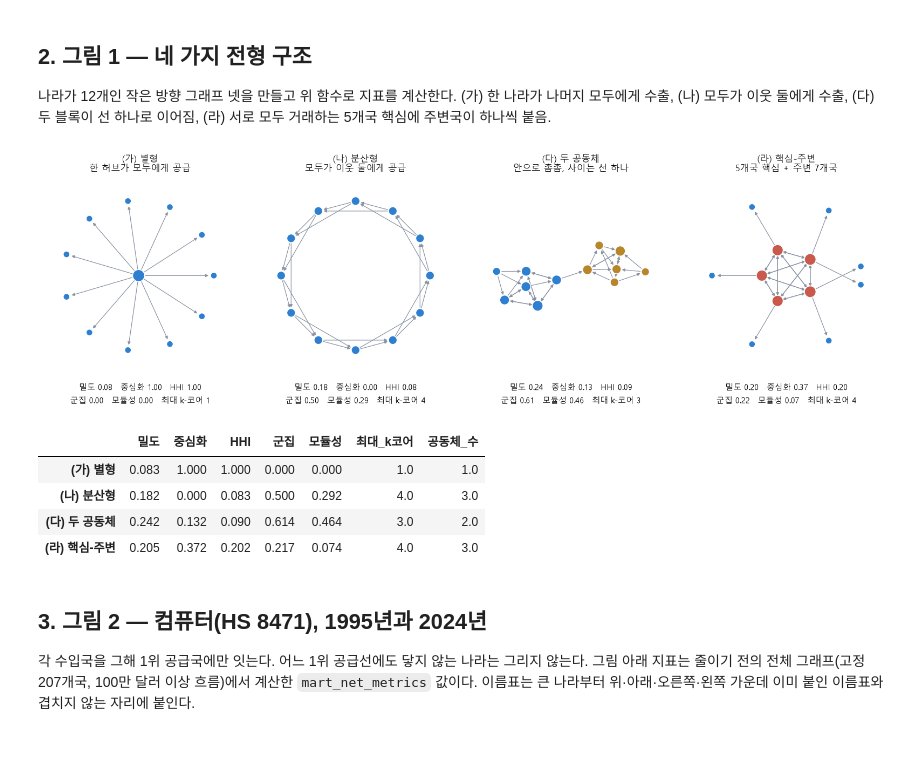
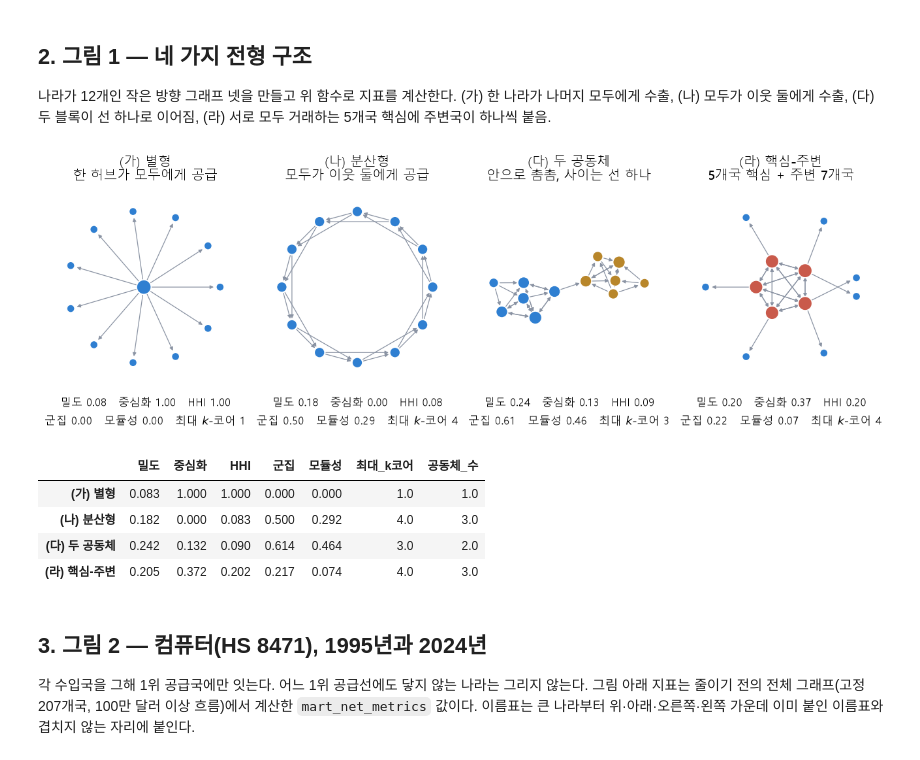
Before and after one commit to pilsunchoi/TradeNetworkAtlas, a Jupyter notebook: analysis/네트워크_이론/분석_파이썬_코드.ipynb, the cells around one changed output. Cells and saved outputs as stored; diff of their text form; code cells hidden in the pictures.

```diff
--- a/analysis/네트워크_이론/분석_파이썬_코드.ipynb
+++ b/analysis/네트워크_이론/분석_파이썬_코드.ipynb
@@ -84,40 +84,40 @@ star = toy([(0, j) for j in range(1, n)], n)
 rng = np.random.default_rng(3)
 disp = toy([(i, (i + k) % n) for i in range(n) for k in (1, 2)], n)
 a, b = list(range(6)), list(range(6, 12))
 comm = toy([(i, j) for grp in (a, b) for i in grp for j in grp if i != j and rng.random() < 0.55] + [(5, 6)], n)
 core = toy([(i, j) for i in range(5) for j in range(5) if i != j] + [(i % 5, i) for i in range(5, 12)], n)
 panels = [("(가) 별형", star, "한 허브가 모두에게 공급", "star"), ("(나) 분산형", disp, "모두가 이웃 둘에게 공급", "circle"),
           ("(다) 두 공동체", comm, "안으로 촘촘, 사이는 선 하나", "kk"), ("(라) 핵심-주변", core, "5개국 핵심 + 주변 7개국", "kk")]
 
-fig, axes = plt.subplots(1, 4, figsize=(16, 5.2))
+fig, axes = plt.subplots(1, 4, figsize=(13, 4.9))
 vals = {}
 for ax, (title, g, sub, how) in zip(axes, panels):
     mt = metrics(g); vals[title] = mt
     lay = g.layout_star(center=0) if how == "star" else (g.layout_circle() if how == "circle" else g.layout("kk"))
     xy = normalize(lay.coords)
     for e in g.es:
         s, t = e.tuple
         ax.annotate("", xy=xy[t], xytext=xy[s],
                     arrowprops=dict(arrowstyle="-|>", color="#8A93A3", lw=0.9, shrinkA=7, shrinkB=7, mutation_scale=8))
     deg = np.array(g.degree(mode="all"))
     if "공동체" in title:
         cols = ["#2F7FD1" if v < 6 else "#B8862A" for v in range(n)]
     elif "핵심" in title:
         cols = ["#C95A4B" if v < 5 else "#2F7FD1" for v in range(n)]
     else:
         cols = ["#2F7FD1"] * n
     ax.scatter(xy[:, 0], xy[:, 1], s=60 + 18 * deg, c=cols, edgecolors="white", linewidths=1.2, zorder=3)
-    ax.set_title(f"{title}\n{sub}", fontsize=12.5, pad=10)
+    ax.set_title(f"{title}\n{sub}", fontsize=14.5, pad=10)
     ax.set_xlim(-1.3, 1.3); ax.set_ylim(-1.3, 1.3); ax.set_aspect("equal"); ax.axis("off")
     ax.text(0.5, -0.04, f"밀도 {mt['밀도']:.2f}   중심화 {mt['중심화']:.2f}   HHI {mt['HHI']:.2f}\n"
-                        f"군집 {mt['군집']:.2f}   모듈성 {mt['모듈성']:.2f}   최대 k-코어 {mt['최대_k코어']}",
-            transform=ax.transAxes, ha="center", va="top", fontsize=11, linespacing=1.6)
-fig.subplots_adjust(left=0.01, right=0.99, top=0.86, bottom=0.17, wspace=0.08)
-fig.savefig(IMG / "fig1_네가지_전형구조.png", dpi=130, facecolor="white")
+                        f"군집 {mt['군집']:.2f}   모듈성 {mt['모듈성']:.2f}   최대 $k$-코어 {mt['최대_k코어']}",
+            transform=ax.transAxes, ha="center", va="top", fontsize=12.5, linespacing=1.6)
+fig.subplots_adjust(left=0.01, right=0.99, top=0.83, bottom=0.2, wspace=0.08)
+fig.savefig(IMG / "fig1_네가지_전형구조.png", dpi=300, facecolor="white")
 plt.show()
 pd.DataFrame(vals).T.round(3)
 # %% [output]
-[figure, old version]
+[figure, new version]
 |  | 밀도 | 중심화 | HHI | 군집 | 모듈성 | 최대_k코어 | 공동체_수 |
 | (가) 별형 | 0.083 | 1.000 | 1.000 | 0.000 | 0.000 | 1.0 | 1.0 |
 | (나) 분산형 | 0.182 | 0.000 | 0.083 | 0.500 | 0.292 | 4.0 | 3.0 |
```
Also changed, not shown: parts of 1 cell of this notebook, 11 other files.
